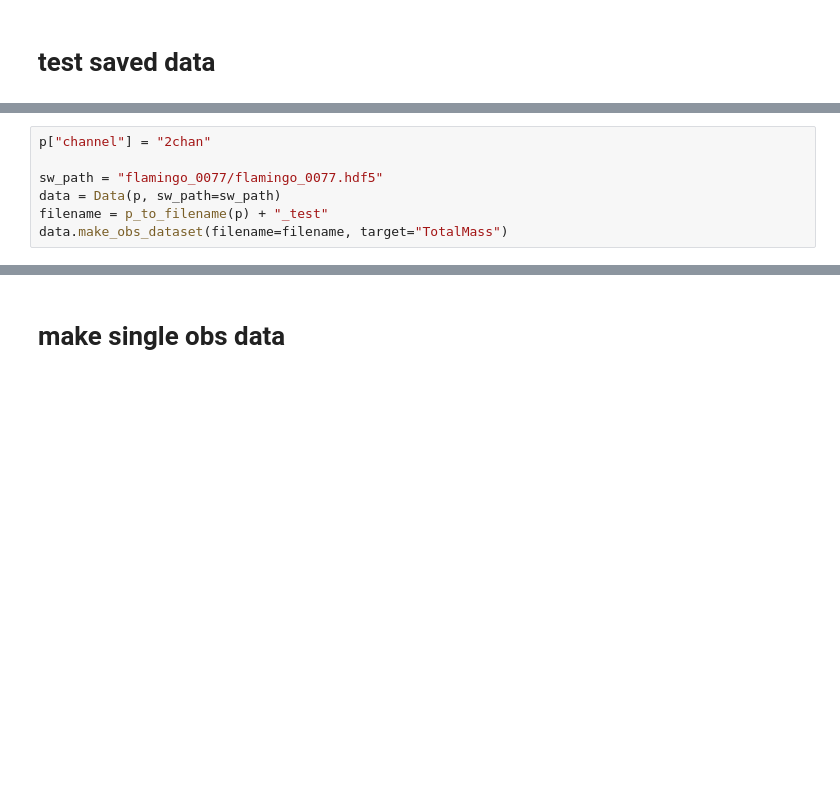
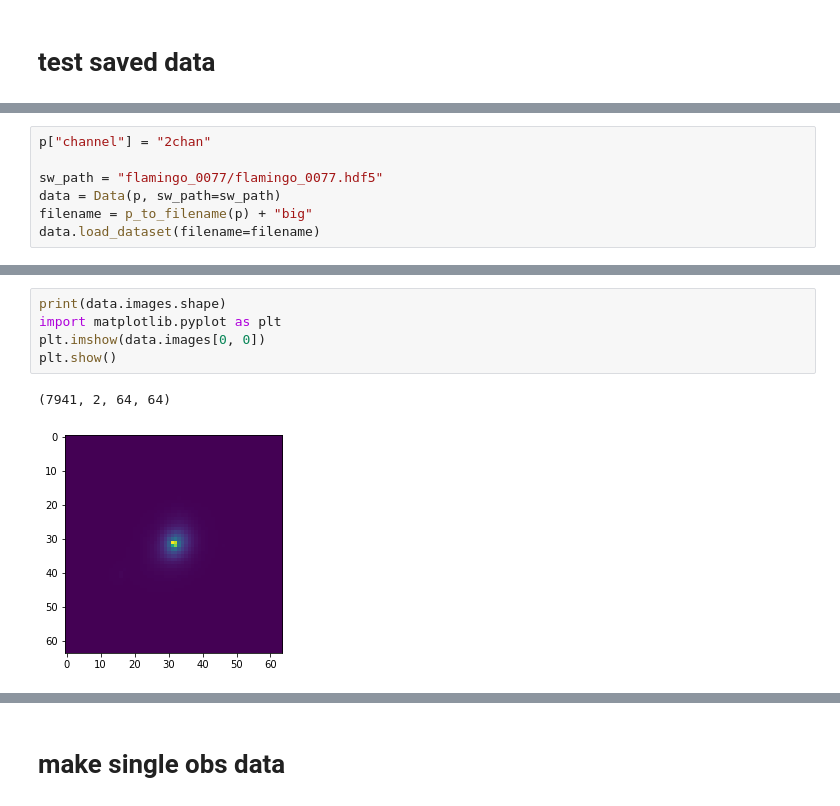
Before and after one commit to woutervantol/scriptie2, a Jupyter notebook: test_data.ipynb, the cells around one changed output, grey strips where cells are left out. Saved outputs shown, nothing was run; the diff lists cells and outputs as text; blank space fills up the shorter version.

Commit message:
better metrics and many tests

```diff
--- a/test_data.ipynb
+++ b/test_data.ipynb
@@ -14,5 +11,5 @@ p["channel"] = "2chan"
 
 sw_path = "flamingo_0077/flamingo_0077.hdf5"
 data = Data(p, sw_path=sw_path)
-filename = p_to_filename(p) + "_test"
-data.make_obs_dataset(filename=filename, target="TotalMass")
+filename = p_to_filename(p) + "big"
+data.load_dataset(filename=filename)
@@ -24,0 +16,8 @@ FileNotFoundError: [Errno 2] No such file or directory: '/net/dodder/data2/tol/o
+# %%
+print(data.images.shape)
+import matplotlib.pyplot as plt
+plt.imshow(data.images[0, 0])
+plt.show()
+# %% [output]
+(7941, 2, 64, 64)
+[figure, added]
```
Also changed, not shown: parts of 4 cells of this notebook, 8 other files.
